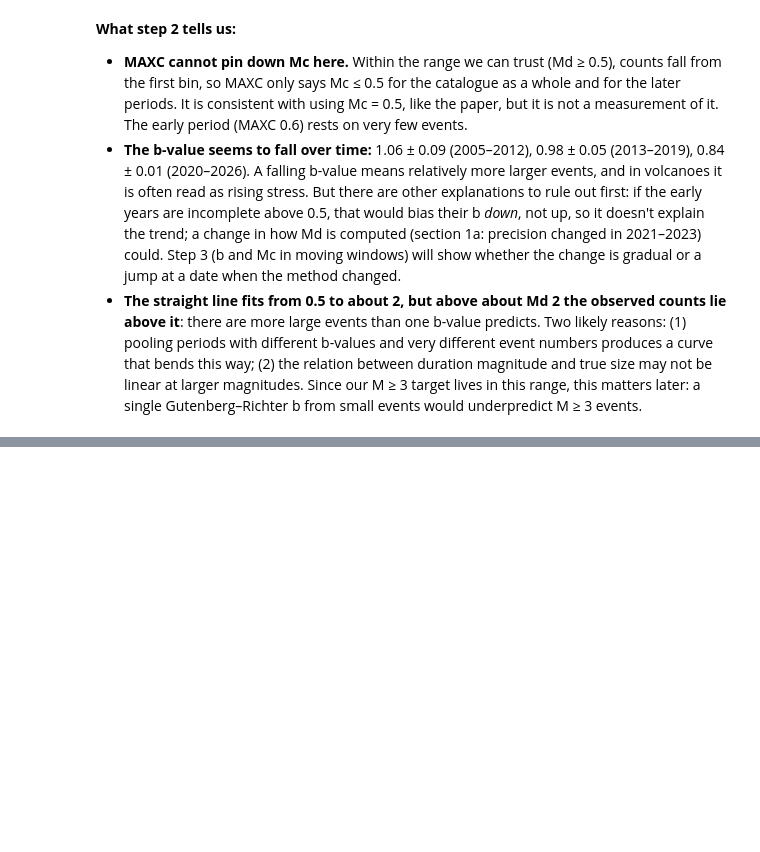
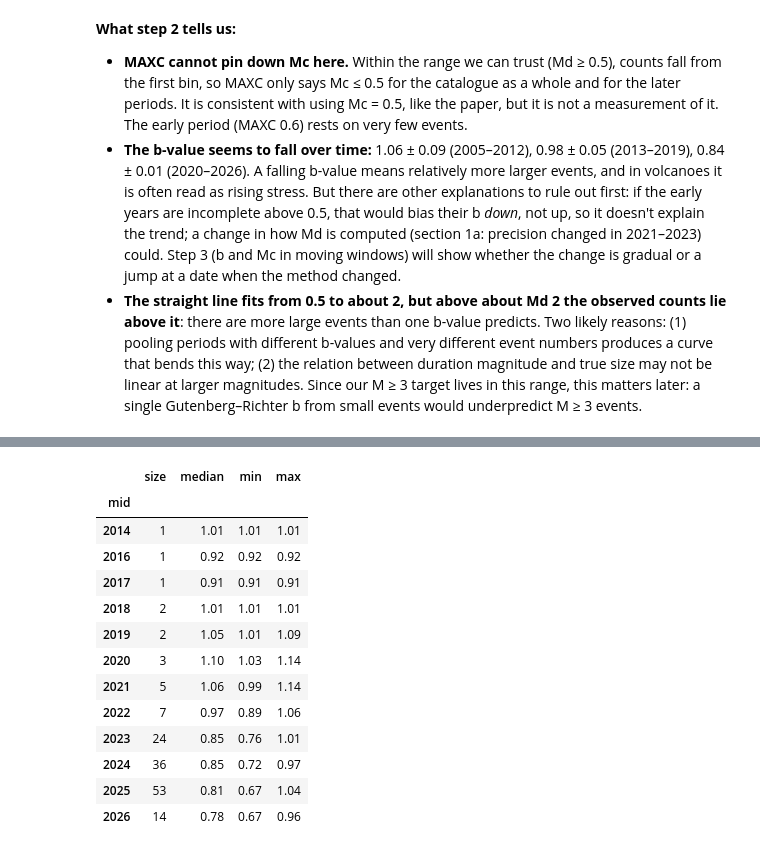
Before and after one commit to PatrickBolton/flegrei-seismicity, a Jupyter notebook: notebooks/01_completeness.ipynb, the cells around one changed output, grey strips where cells are left out. Cells and saved outputs as stored; diff of their text form; code cells hidden in the pictures; blank space fills up the shorter version.

```diff
--- a/notebooks/01_completeness.ipynb
+++ b/notebooks/01_completeness.ipynb
@@ -213,0 +261,18 @@ plt.show()
+# %%
+# The b-value by calendar year of the window's median time.
+b_t.groupby(b_t["mid"].dt.year)["b"].agg(["size", "median", "min", "max"]).round(2)
+# %% [output]
+|  | size | median | min | max |
+| mid |  |  |  |  |
+| 2014 | 1 | 1.01 | 1.01 | 1.01 |
+| 2016 | 1 | 0.92 | 0.92 | 0.92 |
+| 2017 | 1 | 0.91 | 0.91 | 0.91 |
+| 2018 | 2 | 1.01 | 1.01 | 1.01 |
+| 2019 | 2 | 1.05 | 1.01 | 1.09 |
+| 2020 | 3 | 1.10 | 1.03 | 1.14 |
+| 2021 | 5 | 1.06 | 0.99 | 1.14 |
+| 2022 | 7 | 0.97 | 0.89 | 1.06 |
+| 2023 | 24 | 0.85 | 0.76 | 1.01 |
+| 2024 | 36 | 0.85 | 0.72 | 0.97 |
+| 2025 | 53 | 0.81 | 0.67 | 1.04 |
+| 2026 | 14 | 0.78 | 0.67 | 0.96 |
```
Also changed, not shown: parts of 5 cells of this notebook, 1 other file.
